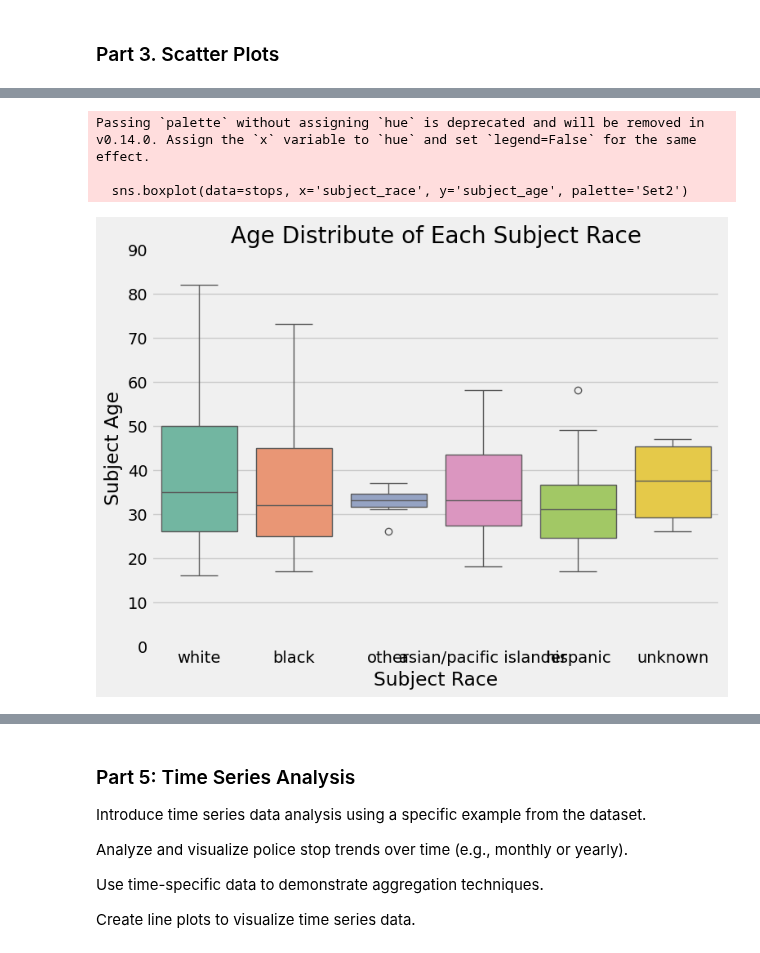
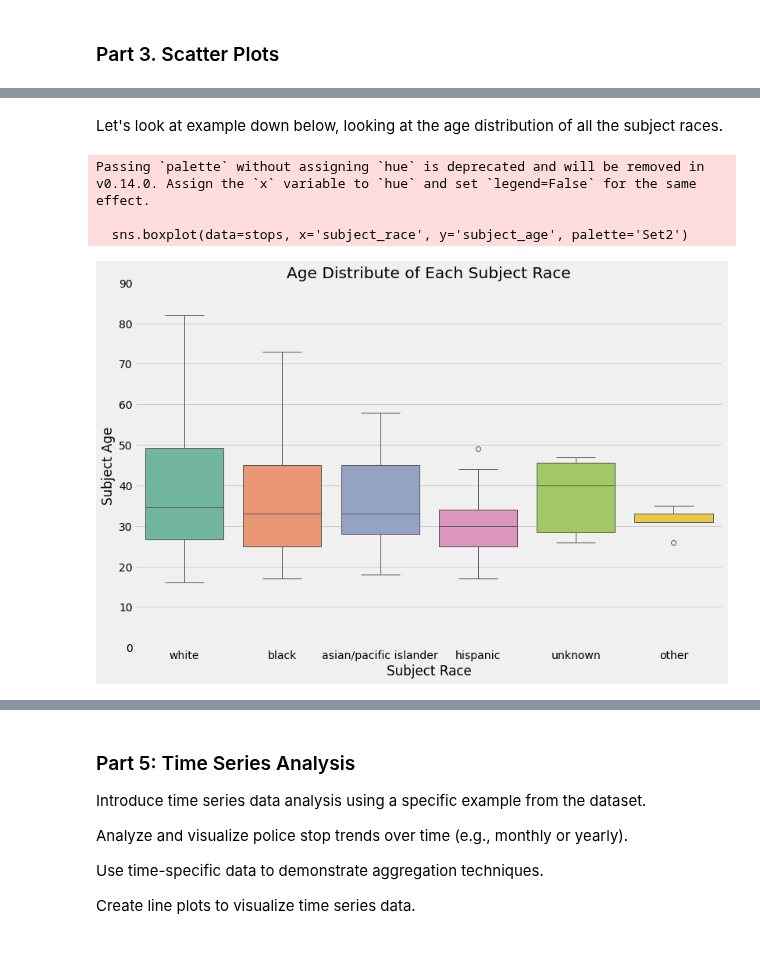
Before and after one commit to ds-modules/Legalst-123, a Jupyter notebook: labs/04_Probability Distributions, Bootstrap, and Confidence Intervals/04_Visualizatio_SummaryStatistics_Aggregations.ipynb, the cells around one changed output, grey strips where cells are left out. Cells and saved outputs as stored; diff of their text form; code cells hidden in the pictures.

Commit message:
only time series left

```diff
--- a/labs/04_Probability Distributions, Bootstrap, and Confidence Intervals/04_Visualizatio_SummaryStatistics_Aggregations.ipynb
+++ b/labs/04_Probability Distributions, Bootstrap, and Confidence Intervals/04_Visualizatio_SummaryStatistics_Aggregations.ipynb
@@ -511,20 +538,20 @@ Box plots display data distribution by showing the median, quartiles, and potent
+# %% [markdown]
+Let's look at example down below, looking at the age distribution of all the subject races.
 # %%
 # For this plot type we will look at the age distribution of all the subject races
-#(very similar to what we did in the aggregation section but this time we are making visualizations)
 
-#first we need to group the function
-grouped = stops[['subject_age', 'subject_race']].groupby('subject_race')
+# First, we want to import seaborn because the library will be helpful in the future!
+import seaborn as sns
 
-#then we can make a boxplot using the grouped dataset
-plt.figure(figsize=(8, 6))
+plt.figure(figsize=(12, 8))
 sns.boxplot(data=stops, x='subject_race', y='subject_age', palette='Set2')
 plt.title('Age Distribute of Each Subject Race')
 plt.xlabel('Subject Race')
 plt.ylabel('Subject Age')
 plt.ylim(0, 90)
 plt.show()
 # %% [output]
 Passing `palette` without assigning `hue` is deprecated and will be removed in v0.14.0. Assign the `x` variable to `hue` and set `legend=False` for the same effect.
 
   sns.boxplot(data=stops, x='subject_race', y='subject_age', palette='Set2')
-[figure, old version]
+[figure, new version]
```
Also changed, not shown: parts of 14 cells of this notebook.
